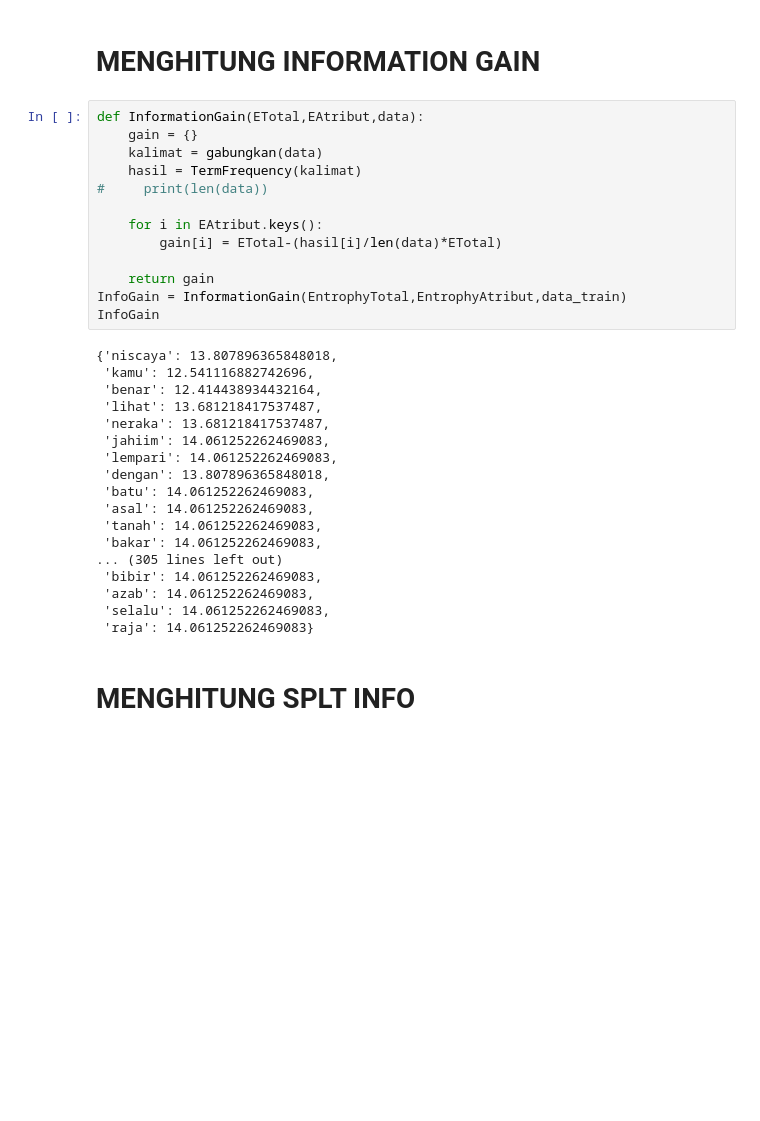
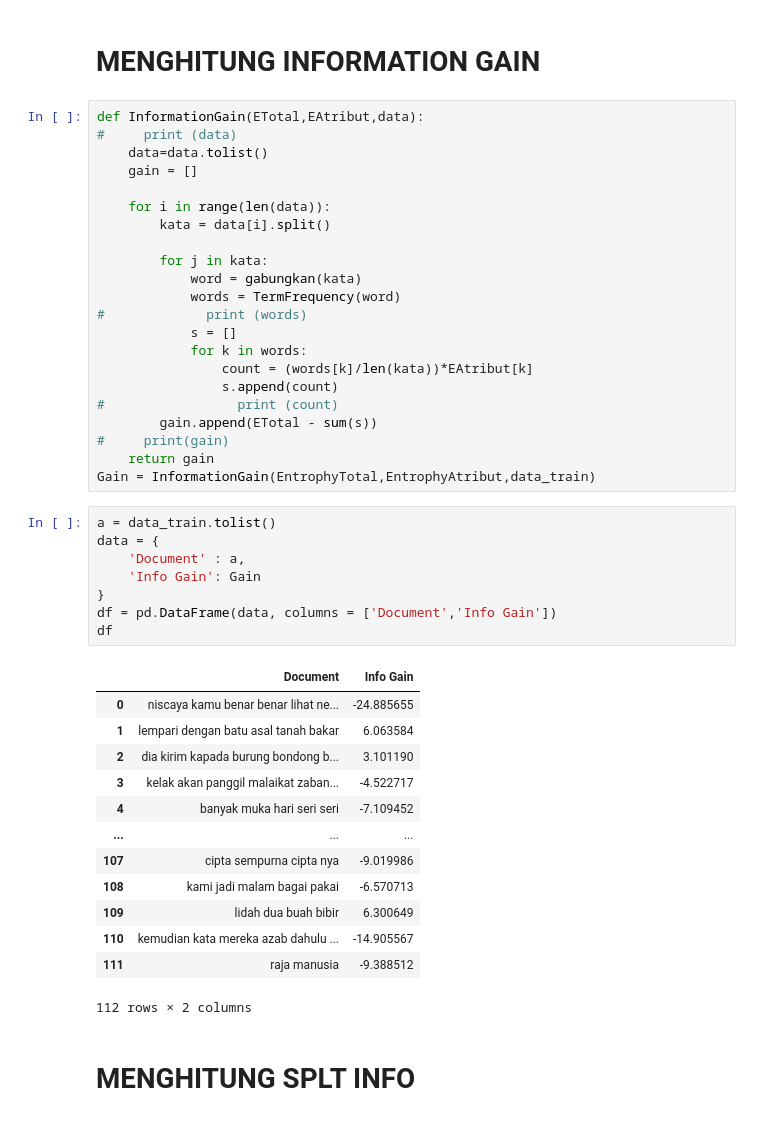
Before and after one commit to MaulanaRizal/SPAM-CLassification-C5.0--bahasa-indonesia-, a Jupyter notebook: implementasi c5.ipynb, the cells around one changed output. Drawn from its saved outputs; the diff is of its cells as text; blank space fills up the shorter version.

```diff
--- a/implementasi c5.ipynb
+++ b/implementasi c5.ipynb
@@ -274,37 +274,50 @@ EntrophyAtribut
  'raja': 4.900498216638722}
 # %% [markdown]
 # MENGHITUNG INFORMATION GAIN
-# %%
-def InformationGain(ETotal,EAtribut,data):
-    gain = {}
-    kalimat = gabungkan(data)
-    hasil = TermFrequency(kalimat)
-#     print(len(data))
-
-    for i in EAtribut.keys():
-        gain[i] = ETotal-(hasil[i]/len(data)*ETotal)
-
-    return gain
-InfoGain = InformationGain(EntrophyTotal,EntrophyAtribut,data_train)
-InfoGain
-# %% [output]
-{'niscaya': 13.807896365848018,
- 'kamu': 12.541116882742696,
- 'benar': 12.414438934432164,
- 'lihat': 13.681218417537487,
- 'neraka': 13.681218417537487,
- 'jahiim': 14.061252262469083,
- 'lempari': 14.061252262469083,
- 'dengan': 13.807896365848018,
- 'batu': 14.061252262469083,
- 'asal': 14.061252262469083,
- 'tanah': 14.061252262469083,
- 'bakar': 14.061252262469083,
-... (305 lines left out)
- 'bibir': 14.061252262469083,
- 'azab': 14.061252262469083,
- 'selalu': 14.061252262469083,
- 'raja': 14.061252262469083}
+# %%
+def InformationGain(ETotal,EAtribut,data):
+#     print (data)
+    data=data.tolist()
+    gain = []
+
+    for i in range(len(data)):
+        kata = data[i].split()
+
+        for j in kata:
+            word = gabungkan(kata)
+            words = TermFrequency(word)
+#             print (words)
+            s = []
+            for k in words:
+                count = (words[k]/len(kata))*EAtribut[k]
+                s.append(count)
+#                 print (count)
+        gain.append(ETotal - sum(s))
+#     print(gain)
+    return gain
+Gain = InformationGain(EntrophyTotal,EntrophyAtribut,data_train)
+# %%
+a = data_train.tolist()
+data = {
+    'Document' : a,
+    'Info Gain': Gain
+}
+df = pd.DataFrame(data, columns = ['Document','Info Gain'])
+df
+# %% [output]
+|  | Document | Info Gain |
+| 0 | niscaya kamu benar benar lihat ne... | -24.885655 |
+| 1 | lempari dengan batu asal tanah bakar | 6.063584 |
+| 2 | dia kirim kapada burung bondong b... | 3.101190 |
+| 3 | kelak akan panggil malaikat zaban... | -4.522717 |
+| 4 | banyak muka hari seri seri | -7.109452 |
+| ... | ... | ... |
+| 107 | cipta sempurna cipta nya | -9.019986 |
+| 108 | kami jadi malam bagai pakai | -6.570713 |
+| 109 | lidah dua buah bibir | 6.300649 |
+| 110 | kemudian kata mereka azab dahulu ... | -14.905567 |
+| 111 | raja manusia | -9.388512 |
+112 rows × 2 columns
 # %% [markdown]
 # MENGHITUNG SPLT INFO
 # %%
```
Also changed, not shown: parts of 8 cells of this notebook, 2 other files.
